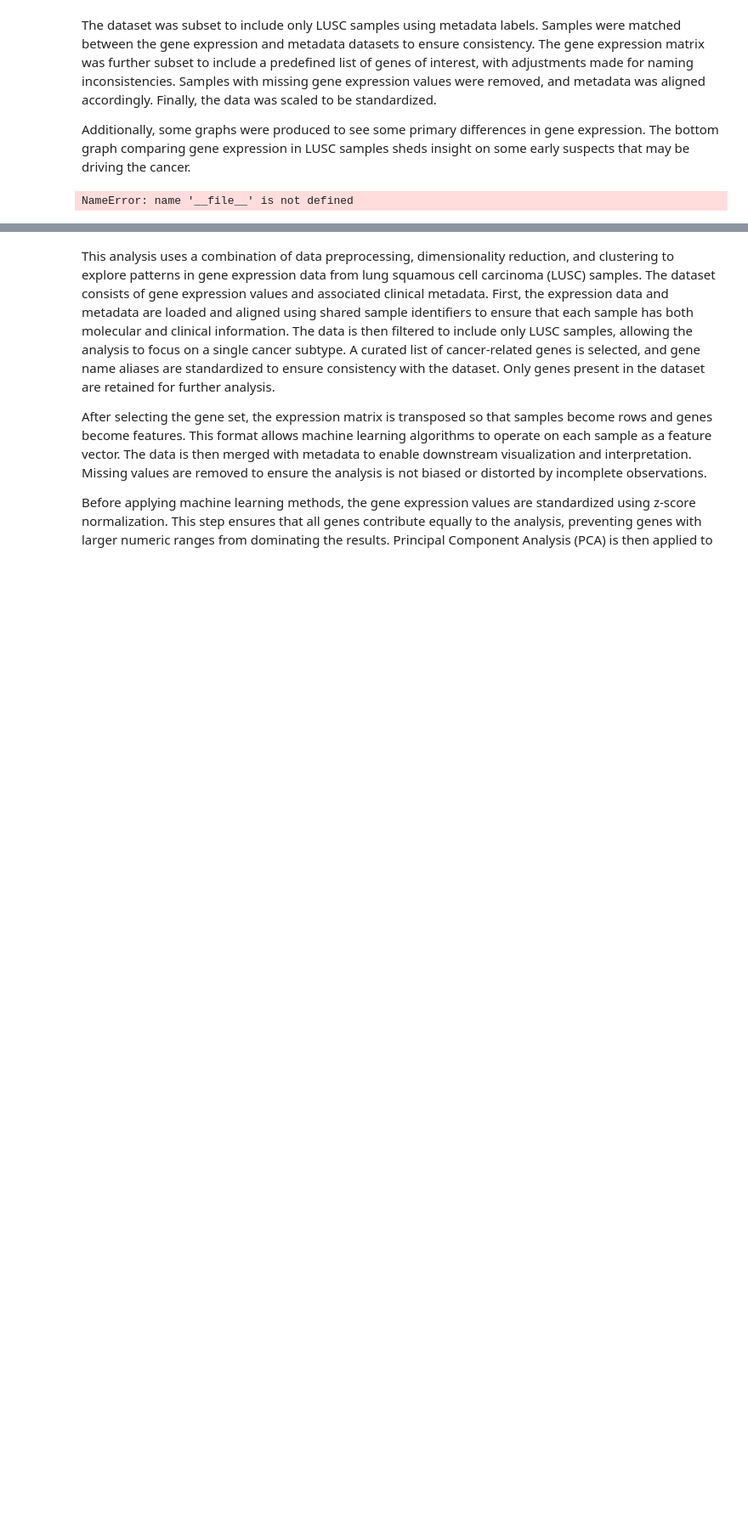
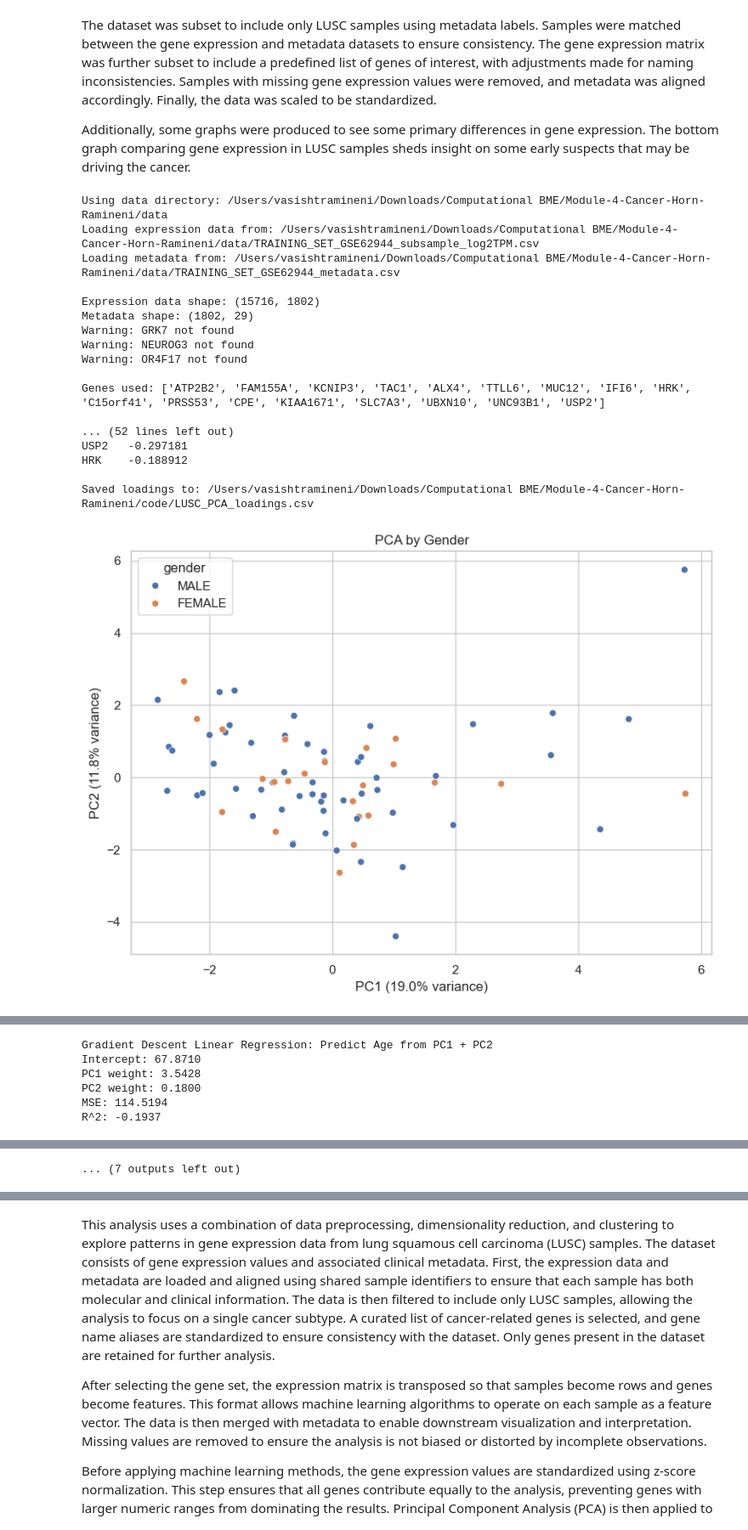
Before and after one commit to smgroves/Module-4-Cancer, a Jupyter notebook: code/Module 4 Template.ipynb, the cells around one changed output, grey strips where cells are left out. Shown at 85% size. Cells and saved outputs as stored; diff of their text form; code cells hidden in the pictures; blank space fills up the shorter version.

```diff
--- a/code/Module 4 Template.ipynb
+++ b/code/Module 4 Template.ipynb
@@ -297,9 +295,27 @@ from sklearn.model_selection import train_test_split
 from sklearn.metrics import mean_squared_error, r2_score
 
 
-# For notebook: use current working directory instead of __file__
-script_dir = Path().resolve()
-data_dir = script_dir / 'data'
+# -----------------------------
+# JUPYTER-SAFE PATH HANDLING
+# -----------------------------
+current_dir = Path.cwd()
+
+possible_dirs = [
+    current_dir / 'data',                # if notebook is in project folder
+    current_dir.parent / 'data',         # if notebook is in /code
+    current_dir.parent.parent / 'data'   # extra fallback
+]
+
+for d in possible_dirs:
+    if (d / 'TRAINING_SET_GSE62944_subsample_log2TPM.csv').exists():
+        data_dir = d
+        break
+else:
+    raise FileNotFoundError(
+        "Could not find the data folder. Run Path.cwd() to check where Jupyter is running."
+    )
+
+print("Using data directory:", data_dir)
 
 expr_path = data_dir / 'TRAINING_SET_GSE62944_subsample_log2TPM.csv'
 metadata_path = data_dir / 'TRAINING_SET_GSE62944_metadata.csv'
@@ -791,31 +807,48 @@ if smoking_path.exists():
                 scatter = plt.scatter(
                     X_umap[:, 0],
                     X_umap[:, 1],
                     c=cluster_vals,
                     cmap='viridis',
                     s=100,
                     alpha=0.6,
                     edgecolors='black',
                     linewidth=0.5
                 )
                 plt.colorbar(scatter, label='Cluster')
                 plt.xlabel('UMAP 1')
                 plt.ylabel('UMAP 2')
                 plt.title('UMAP of Smoking-Correlated Genes Expression\nColored by KMeans Cluster')
                 plt.grid(True, alpha=0.3)
                 plt.tight_layout()
                 plt.show()
 
             except ImportError:
                 print('UMAP not installed. Skipping UMAP visualization.')
 
         else:
             print('No smoking data available for LUSC samples')
     else:
         print(f'Smoking column "{smoking_col}" not found in data')
 else:
     print(f'Smoking data file not found at: {smoking_path}')
 
 print("\nAnalysis complete!")
 # %% [output]
-NameError: name '__file__' is not defined
+Using data directory: /Users/vasishtramineni/Downloads/Computational BME/Module-4-Cancer-Horn-Ramineni/data
+Loading expression data from: /Users/vasishtramineni/Downloads/Computational BME/Module-4-Cancer-Horn-Ramineni/data/TRAINING_SET_GSE62944_subsample_log2TPM.csv
+Loading metadata from: /Users/vasishtramineni/Downloads/Computational BME/Module-4-Cancer-Horn-Ramineni/data/TRAINING_SET_GSE62944_metadata.csv
+
+Expression data shape: (15716, 1802)
+Metadata shape: (1802, 29)
+Warning: GRK7 not found
+Warning: NEUROG3 not found
+Warning: OR4F17 not found
+
+Genes used: ['ATP2B2', 'FAM155A', 'KCNIP3', 'TAC1', 'ALX4', 'TTLL6', 'MUC12', 'IFI6', 'HRK', 'C15orf41', 'PRSS53', 'CPE', 'KIAA1671', 'SLC7A3', 'UBXN10', 'UNC93B1', 'USP2']
+
+... (52 lines left out)
+USP2   -0.297181
+HRK    -0.188912
+
+Saved loadings to: /Users/vasishtramineni/Downloads/Computational BME/Module-4-Cancer-Horn-Ramineni/code/LUSC_PCA_loadings.csv
+[figure, added]
@@ -821,0 +859,6 @@ NameError: name '__file__' is not defined
+Gradient Descent Linear Regression: Predict Age from PC1 + PC2
+Intercept: 67.8710
+PC1 weight: 3.5428
+PC2 weight: 0.1800
+MSE: 114.5194
+R^2: -0.1937
@@ -821,0 +884 @@ NameError: name '__file__' is not defined
+... (7 outputs left out)
```
Also changed, not shown: parts of 3 cells of this notebook.
